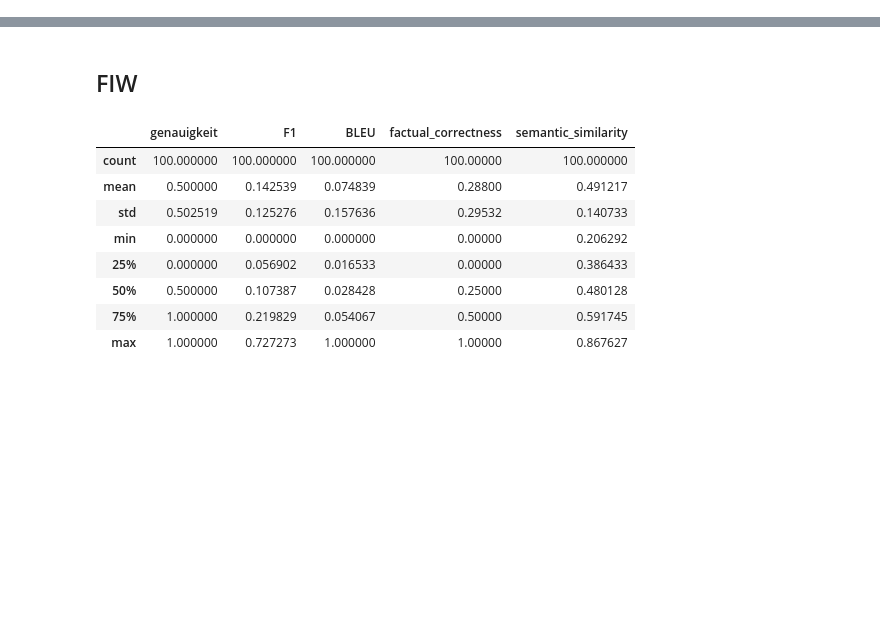
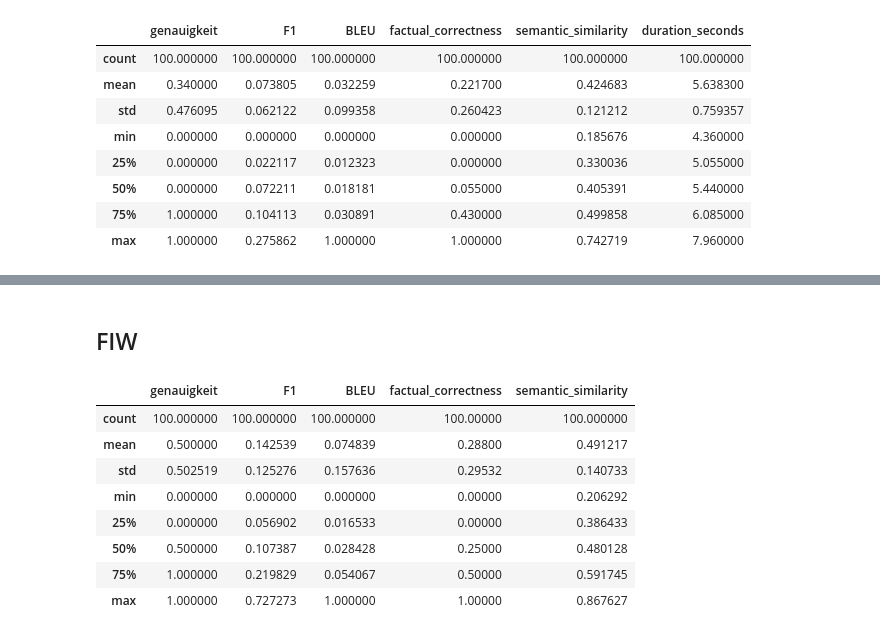
Before and after one commit to dav354/rag, a Jupyter notebook: test_results/analysis_nb.ipynb, the cells around one changed output, grey strips where cells are left out. Cells and saved outputs as stored; diff of their text form; code cells hidden in the pictures; blank space fills up the shorter version.

```diff
--- a/test_results/analysis_nb.ipynb
+++ b/test_results/analysis_nb.ipynb
@@ -11,0 +89,12 @@ results_fiw_v4_gemini_mix_DC7_KG4 = pd.read_csv("/Users/lelange/Uni/askTHWS/test
+# %%
+results_fiw_v4_gemini_mix_KG12.describe()
+# %% [output]
+|  | genauigkeit | F1 | BLEU | factual_correctness | semantic_similarity | duration_seconds |
+| count | 100.000000 | 100.000000 | 100.000000 | 100.000000 | 100.000000 | 100.000000 |
+| mean | 0.340000 | 0.073805 | 0.032259 | 0.221700 | 0.424683 | 5.638300 |
+| std | 0.476095 | 0.062122 | 0.099358 | 0.260423 | 0.121212 | 0.759357 |
+| min | 0.000000 | 0.000000 | 0.000000 | 0.000000 | 0.185676 | 4.360000 |
+| 25% | 0.000000 | 0.022117 | 0.012323 | 0.000000 | 0.330036 | 5.055000 |
+| 50% | 0.000000 | 0.072211 | 0.018181 | 0.055000 | 0.405391 | 5.440000 |
+| 75% | 1.000000 | 0.104113 | 0.030891 | 0.430000 | 0.499858 | 6.085000 |
+| max | 1.000000 | 0.275862 | 1.000000 | 1.000000 | 0.742719 | 7.960000 |
```
Also changed, not shown: parts of 10 cells of this notebook.
